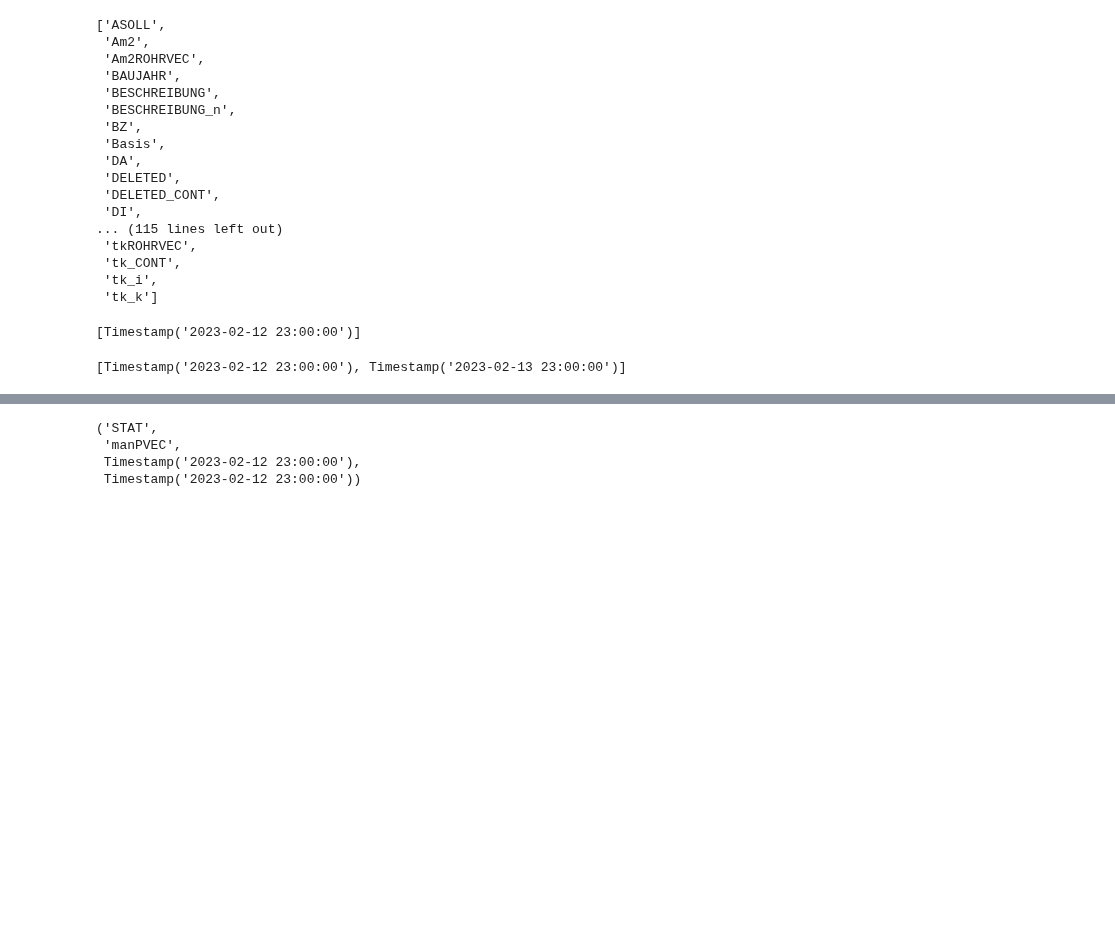
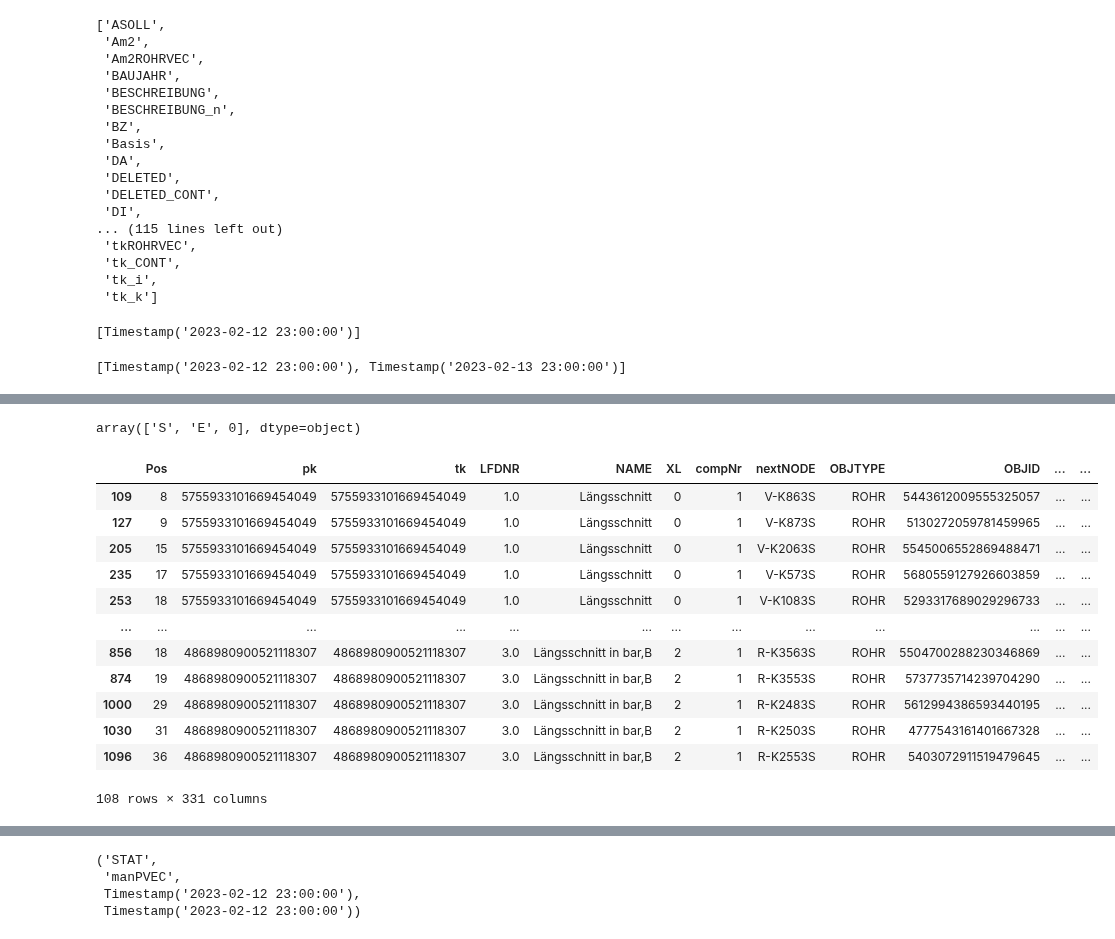
Before and after one commit to 3SConsult/PT3S, a Jupyter notebook: docs/Example3.ipynb, the cells around one changed output, grey strips where cells are left out. Saved outputs shown, nothing was run; the diff lists cells and outputs as text; code cells hidden in the pictures; blank space fills up the shorter version.

```diff
--- a/docs/Example3.ipynb
+++ b/docs/Example3.ipynb
@@ -67,7 +67,7 @@ logger.addHandler(consoleHandler)
 # %% [markdown]
 # Read Model and Results
 # %%
-dbFilename="DistrictHeating"
+dbFilename="Example3"
 dbFile=os.path.join(os.path.dirname(os.path.abspath(dxAndMxHelperFcts.__file__))
                     +'/Examples/'
                     +dbFilename
@@ -451,0 +451,20 @@ dfAGSNVec=pd.merge(m.V3_AGSN,m.V3_ROHRVEC,left_on='OBJID',right_on='tk',suffixes
+# %%
+m.V3_AGSNVec['IptIdx'].unique()
+# %% [output]
+array(['S', 'E', 0], dtype=object)
+# %%
+m.V3_AGSNVec[~m.V3_AGSNVec['IptIdx'].isin(['S','E'])]
+# %% [output]
+|  | Pos | pk | tk | LFDNR | NAME | XL | compNr | nextNODE | OBJTYPE | OBJID | ... | ... |
+| 109 | 8 | 5755933101669454049 | 5755933101669454049 | 1.0 | Längsschnitt | 0 | 1 | V-K863S | ROHR | 5443612009555325057 | ... | ... |
+| 127 | 9 | 5755933101669454049 | 5755933101669454049 | 1.0 | Längsschnitt | 0 | 1 | V-K873S | ROHR | 5130272059781459965 | ... | ... |
+| 205 | 15 | 5755933101669454049 | 5755933101669454049 | 1.0 | Längsschnitt | 0 | 1 | V-K2063S | ROHR | 5545006552869488471 | ... | ... |
+| 235 | 17 | 5755933101669454049 | 5755933101669454049 | 1.0 | Längsschnitt | 0 | 1 | V-K573S | ROHR | 5680559127926603859 | ... | ... |
+| 253 | 18 | 5755933101669454049 | 5755933101669454049 | 1.0 | Längsschnitt | 0 | 1 | V-K1083S | ROHR | 5293317689029296733 | ... | ... |
+| ... | ... | ... | ... | ... | ... | ... | ... | ... | ... | ... | ... | ... |
+| 856 | 18 | 4868980900521118307 | 4868980900521118307 | 3.0 | Längsschnitt in bar,B | 2 | 1 | R-K3563S | ROHR | 5504700288230346869 | ... | ... |
+| 874 | 19 | 4868980900521118307 | 4868980900521118307 | 3.0 | Längsschnitt in bar,B | 2 | 1 | R-K3553S | ROHR | 5737735714239704290 | ... | ... |
+| 1000 | 29 | 4868980900521118307 | 4868980900521118307 | 3.0 | Längsschnitt in bar,B | 2 | 1 | R-K2483S | ROHR | 5612994386593440195 | ... | ... |
+| 1030 | 31 | 4868980900521118307 | 4868980900521118307 | 3.0 | Längsschnitt in bar,B | 2 | 1 | R-K2503S | ROHR | 4777543161401667328 | ... | ... |
+| 1096 | 36 | 4868980900521118307 | 4868980900521118307 | 3.0 | Längsschnitt in bar,B | 2 | 1 | R-K2553S | ROHR | 5403072911519479645 | ... | ... |
+108 rows × 331 columns
```
Also changed, not shown: parts of 46 cells of this notebook, 31 other files.
